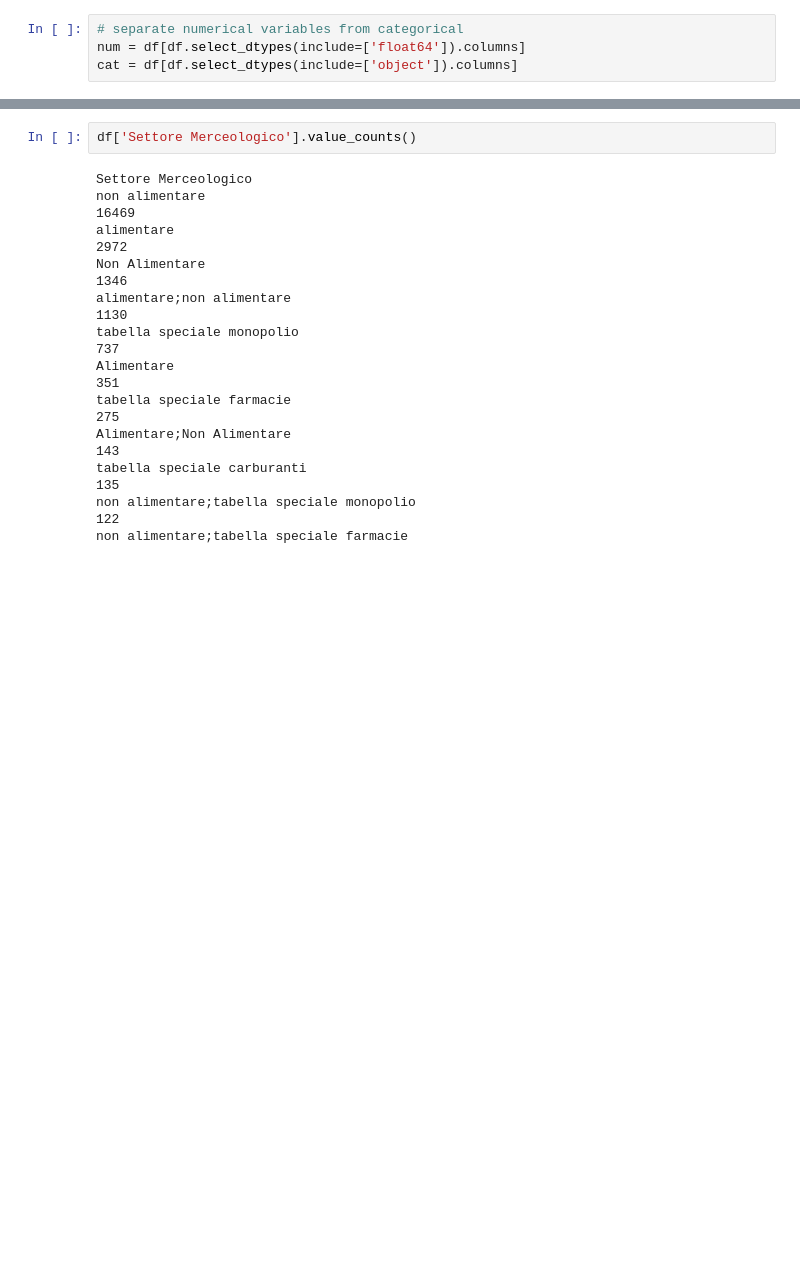
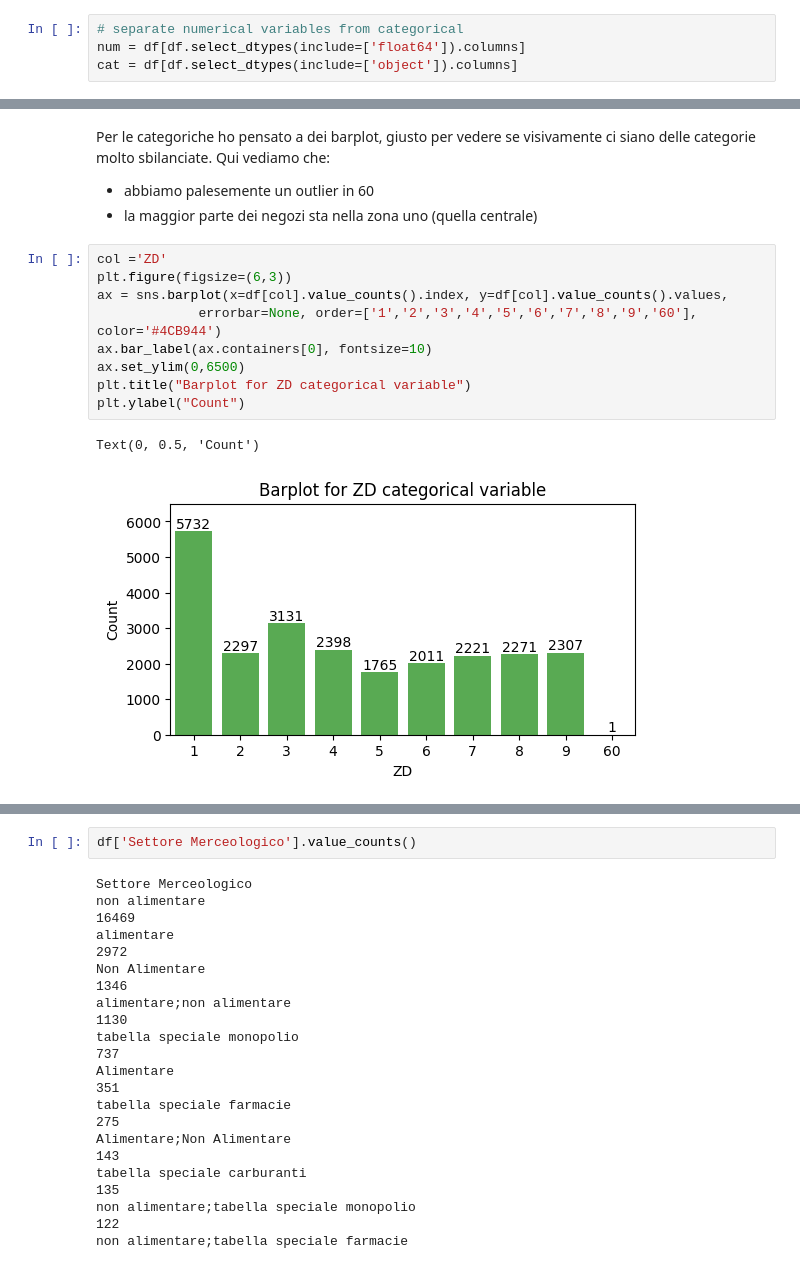
Before and after one commit to FrancescoScroccarello/DIQ-2024-Data-Preparation, a Jupyter notebook: 9_Resta_Scroccarello.ipynb, the cells around one changed output, grey strips where cells are left out. Drawn from its saved outputs; the diff is of its cells as text; blank space fills up the shorter version.

```diff
--- a/9_Resta_Scroccarello.ipynb
+++ b/9_Resta_Scroccarello.ipynb
@@ -204,0 +226,16 @@ sc_analysis
+# %% [markdown]
+Per le categoriche ho pensato a dei barplot, giusto per vedere se visivamente ci siano delle categorie molto sbilanciate. Qui vediamo che:
+* abbiamo palesemente un outlier in 60
+* la maggior parte dei negozi sta nella zona uno (quella centrale)
+# %%
+col ='ZD'
+plt.figure(figsize=(6,3))
+ax = sns.barplot(x=df[col].value_counts().index, y=df[col].value_counts().values,
+             errorbar=None, order=['1','2','3','4','5','6','7','8','9','60'], color='#4CB944')
+ax.bar_label(ax.containers[0], fontsize=10)
+ax.set_ylim(0,6500)
+plt.title("Barplot for ZD categorical variable")
+plt.ylabel("Count")
+# %% [output]
+Text(0, 0.5, 'Count')
+[figure, added]
```
Also changed, not shown: parts of 35 cells of this notebook.
